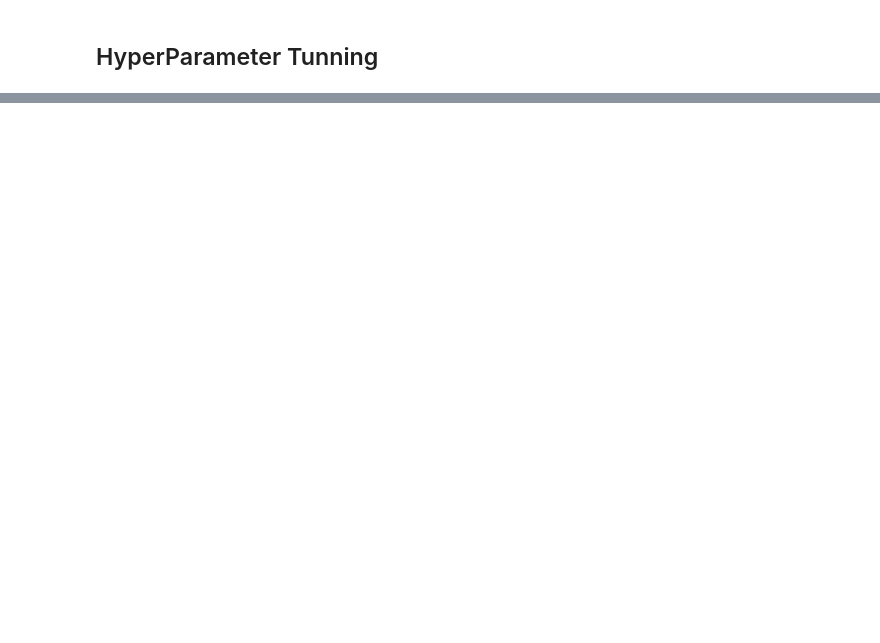
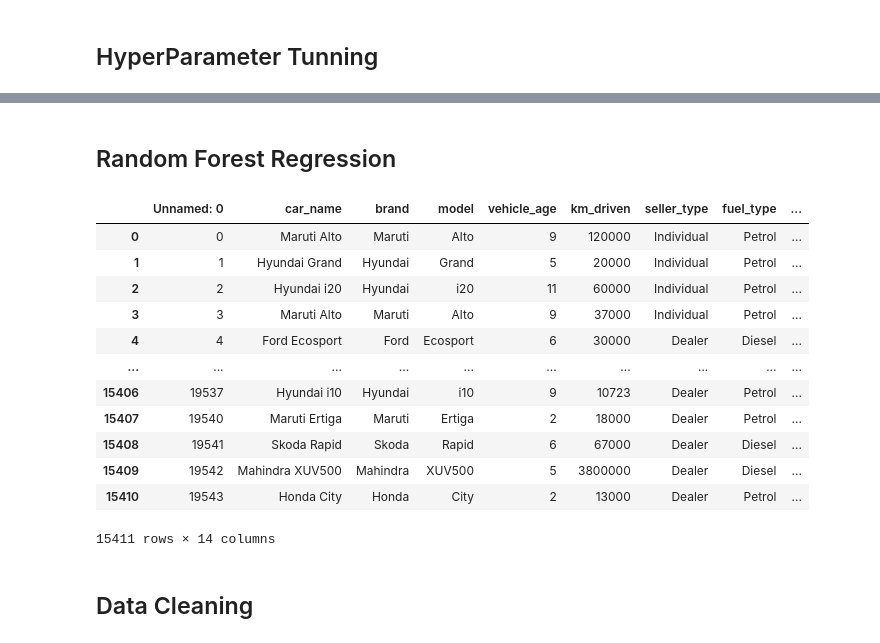
Before and after one commit to FaiqImran123/ML-Course, a Jupyter notebook: Machine Learning/randomforest.ipynb, the cells around one changed output, grey strips where cells are left out. Drawn from its saved outputs; the diff is of its cells as text; code cells hidden in the pictures; blank space fills up the shorter version.

```diff
--- a/Machine Learning/randomforest.ipynb
+++ b/Machine Learning/randomforest.ipynb
@@ -401,0 +402,21 @@ Roc Auc Score:  0.831266589939927
+# %% [markdown]
+## Random Forest Regression
+# %%
+df =pd.read_csv("cardekho_imputated.csv")
+df
+# %% [output]
+|  | Unnamed: 0 | car_name | brand | model | vehicle_age | km_driven | seller_type | fuel_type | ... |
+| 0 | 0 | Maruti Alto | Maruti | Alto | 9 | 120000 | Individual | Petrol | ... |
+| 1 | 1 | Hyundai Grand | Hyundai | Grand | 5 | 20000 | Individual | Petrol | ... |
+| 2 | 2 | Hyundai i20 | Hyundai | i20 | 11 | 60000 | Individual | Petrol | ... |
+| 3 | 3 | Maruti Alto | Maruti | Alto | 9 | 37000 | Individual | Petrol | ... |
+| 4 | 4 | Ford Ecosport | Ford | Ecosport | 6 | 30000 | Dealer | Diesel | ... |
+| ... | ... | ... | ... | ... | ... | ... | ... | ... | ... |
+| 15406 | 19537 | Hyundai i10 | Hyundai | i10 | 9 | 10723 | Dealer | Petrol | ... |
+| 15407 | 19540 | Maruti Ertiga | Maruti | Ertiga | 2 | 18000 | Dealer | Petrol | ... |
+| 15408 | 19541 | Skoda Rapid | Skoda | Rapid | 6 | 67000 | Dealer | Diesel | ... |
+| 15409 | 19542 | Mahindra XUV500 | Mahindra | XUV500 | 5 | 3800000 | Dealer | Diesel | ... |
+| 15410 | 19543 | Honda City | Honda | City | 2 | 13000 | Dealer | Petrol | ... |
+15411 rows × 14 columns
+# %% [markdown]
+## Data Cleaning
```
Also changed, not shown: parts of 18 cells of this notebook, 1 other file.
